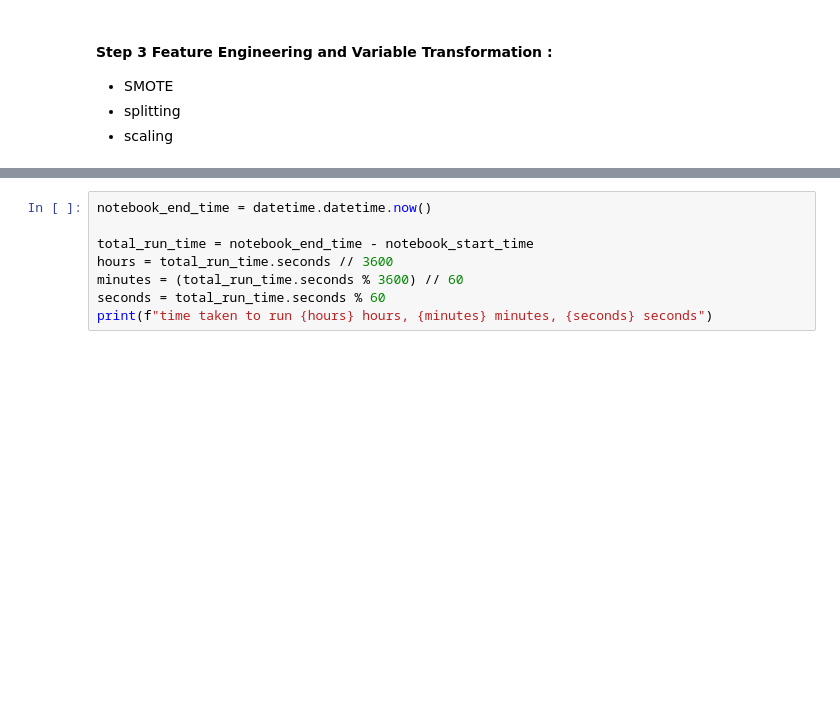
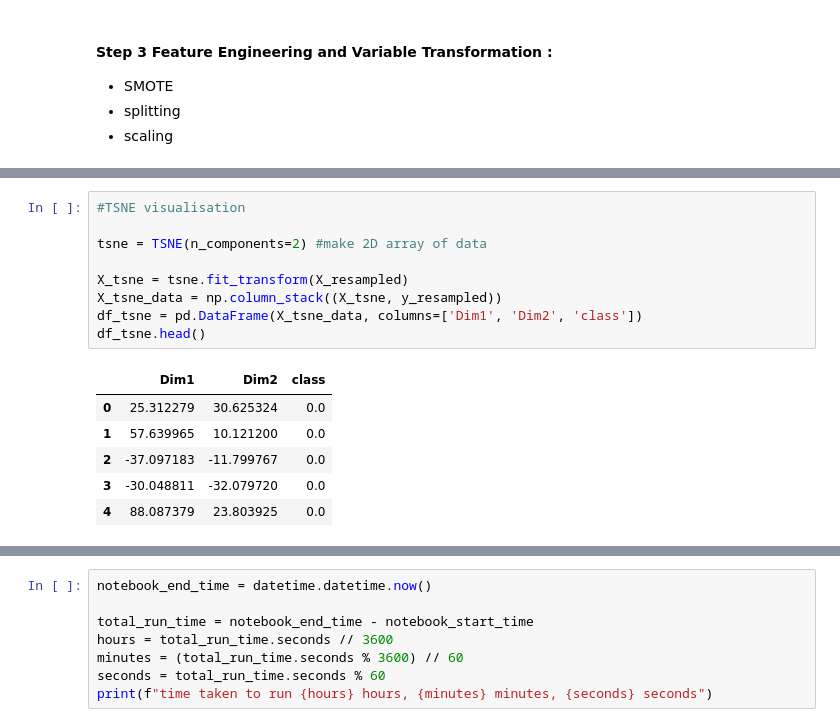
Before and after one commit to mickyals/Telecom_Churn, a Jupyter notebook: Telecom_Churn_Prediction_MA.ipynb, the cells around one changed output, grey strips where cells are left out. Drawn from its saved outputs; the diff is of its cells as text; blank space fills up the shorter version.

```diff
--- a/Telecom_Churn_Prediction_MA.ipynb
+++ b/Telecom_Churn_Prediction_MA.ipynb
@@ -628,0 +676,16 @@ While it is not the most readable, most features do not have high pearson r valu
+# %%
+#TSNE visualisation
+
+tsne = TSNE(n_components=2) #make 2D array of data
+
+X_tsne = tsne.fit_transform(X_resampled)
+X_tsne_data = np.column_stack((X_tsne, y_resampled))
+df_tsne = pd.DataFrame(X_tsne_data, columns=['Dim1', 'Dim2', 'class'])
+df_tsne.head()
+# %% [output]
+|  | Dim1 | Dim2 | class |
+| 0 | 25.312279 | 30.625324 | 0.0 |
+| 1 | 57.639965 | 10.121200 | 0.0 |
+| 2 | -37.097183 | -11.799767 | 0.0 |
+| 3 | -30.048811 | -32.079720 | 0.0 |
+| 4 | 88.087379 | 23.803925 | 0.0 |
```
Also changed, not shown: parts of 11 cells of this notebook.
